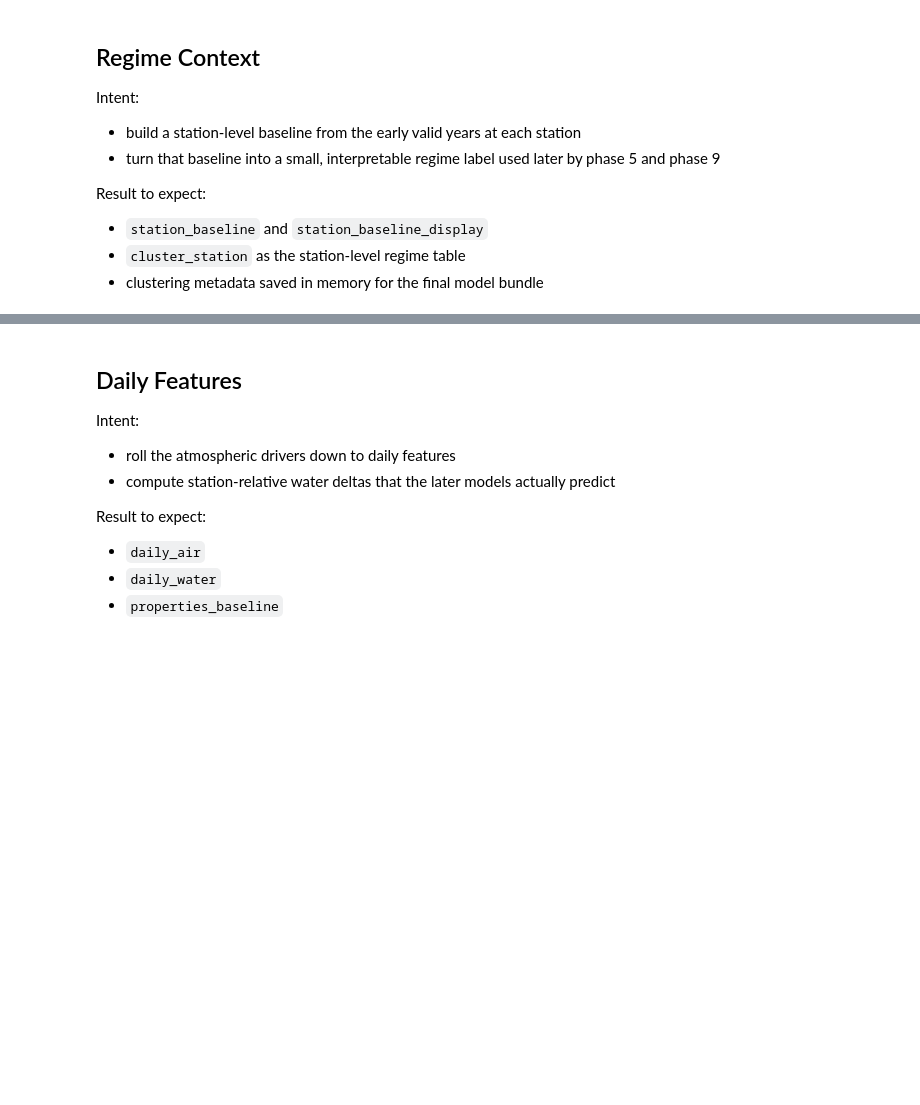
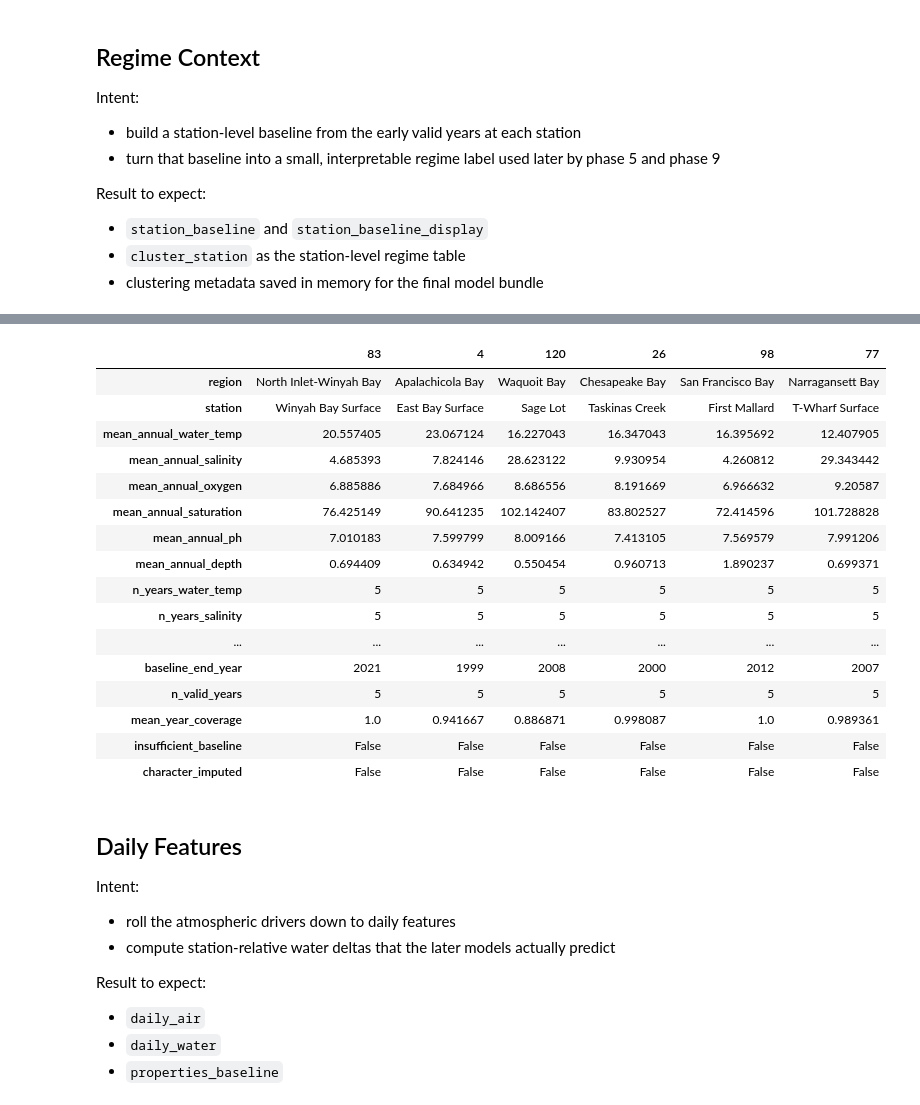
Before and after one commit to jeturcotte/estuaries, a Jupyter notebook: code/t4d.full.project.lite.ipynb, the cells around one changed output, grey strips where cells are left out. Saved outputs shown, nothing was run; the diff lists cells and outputs as text; code cells hidden in the pictures; blank space fills up the shorter version.

```diff
--- a/code/t4d.full.project.lite.ipynb
+++ b/code/t4d.full.project.lite.ipynb
@@ -341,0 +428,16 @@ base = base.merge( eligible_stations, on = [ 'region_name', 'station_name' ], ho
+# %%
+# build both a simple amplitude table and a richer warm / cold season signature table
+seasonal_amp = (
+    monthly
+    .groupby( [ 'region', 'station' ], as_index = False )
+    # lambda (mini-function) to get max - min for each variable's monthly means, which is the seasonal amplitude
+    .agg(
+        seasonal_amp_water_temp = ( 'water_temp_mmean', lambda s: s.max( ) - s.min( ) ),
+        seasonal_amp_salinity = ( 'salinity_mmean', lambda s: s.max( ) - s.min( ) ),
+        seasonal_amp_oxygen = ( 'oxygen_mmean', lambda s: s.max( ) - s.min( ) ),
+        seasonal_amp_saturation = ( 'saturation_mmean', lambda s: s.max( ) - s.min( ) ),
+        seasonal_amp_ph = ( 'ph_mmean', lambda s: s.max( ) - s.min( ) ),
+        seasonal_amp_depth = ( 'depth_mmean', lambda s: s.max( ) - s.min( ) )
+    )
+)
+#seasonal_amp.sample( 8 ).T
@@ -342 +482,28 @@ base = base.merge( eligible_stations, on = [ 'region_name', 'station_name' ], ho
+# %%
+# lets snap these together into a baseline ...
+baseline = (
+    annual_means
+    # btw, left joins so that we keep all rows in annual_means 'on the left', and just have blanks
+    # 'on the right' whenever there is not a matching row in the below tables ...
+    .merge( seasonal_amp, on = [ 'region', 'station' ], how = 'left' )
+    .merge( seasonal_signature, on = [ 'region', 'station' ], how = 'left' )
+    .merge( depth_stats, on = [ 'region', 'station' ], how = 'left' )
+    .merge( coverage, on = [ 'region', 'station' ], how = 'left' )
+    .merge(
+        baseline_window[ [
+            'region',
+            'station',
+            'baseline_start_year',
+            'baseline_end_year',
+            'n_valid_years',
+            'mean_year_coverage',
+            'insufficient_baseline',
+        ] ],
+        on = [ 'region', 'station' ],
+        how = 'left',
+    )
+    .sort_values( [ 'region', 'station' ] )
+    .reset_index( drop = True )
+)
+#baseline.sample( 6 ).T
 # %%
@@ -671,3 +783,23 @@ display( cluster_name_map.sort_values( "cluster" ) )
+# %%
+baseline.sample( 6 ).T
+# %% [output]
+|  | 83 | 4 | 120 | 26 | 98 | 77 |
+| region | North Inlet-Winyah Bay | Apalachicola Bay | Waquoit Bay | Chesapeake Bay | San Francisco Bay | Narragansett Bay |
+| station | Winyah Bay Surface | East Bay Surface | Sage Lot | Taskinas Creek | First Mallard | T-Wharf Surface |
+| mean_annual_water_temp | 20.557405 | 23.067124 | 16.227043 | 16.347043 | 16.395692 | 12.407905 |
+| mean_annual_salinity | 4.685393 | 7.824146 | 28.623122 | 9.930954 | 4.260812 | 29.343442 |
+| mean_annual_oxygen | 6.885886 | 7.684966 | 8.686556 | 8.191669 | 6.966632 | 9.20587 |
+| mean_annual_saturation | 76.425149 | 90.641235 | 102.142407 | 83.802527 | 72.414596 | 101.728828 |
+| mean_annual_ph | 7.010183 | 7.599799 | 8.009166 | 7.413105 | 7.569579 | 7.991206 |
+| mean_annual_depth | 0.694409 | 0.634942 | 0.550454 | 0.960713 | 1.890237 | 0.699371 |
+| n_years_water_temp | 5 | 5 | 5 | 5 | 5 | 5 |
+| n_years_salinity | 5 | 5 | 5 | 5 | 5 | 5 |
+| ... | ... | ... | ... | ... | ... | ... |
+| baseline_end_year | 2021 | 1999 | 2008 | 2000 | 2012 | 2007 |
+| n_valid_years | 5 | 5 | 5 | 5 | 5 | 5 |
+| mean_year_coverage | 1.0 | 0.941667 | 0.886871 | 0.998087 | 1.0 | 0.989361 |
+| insufficient_baseline | False | False | False | False | False | False |
+| character_imputed | False | False | False | False | False | False |
 # %% [markdown]
 ## Daily Features
 
```
Also changed, not shown: parts of 31 cells of this notebook, 3 other files.
